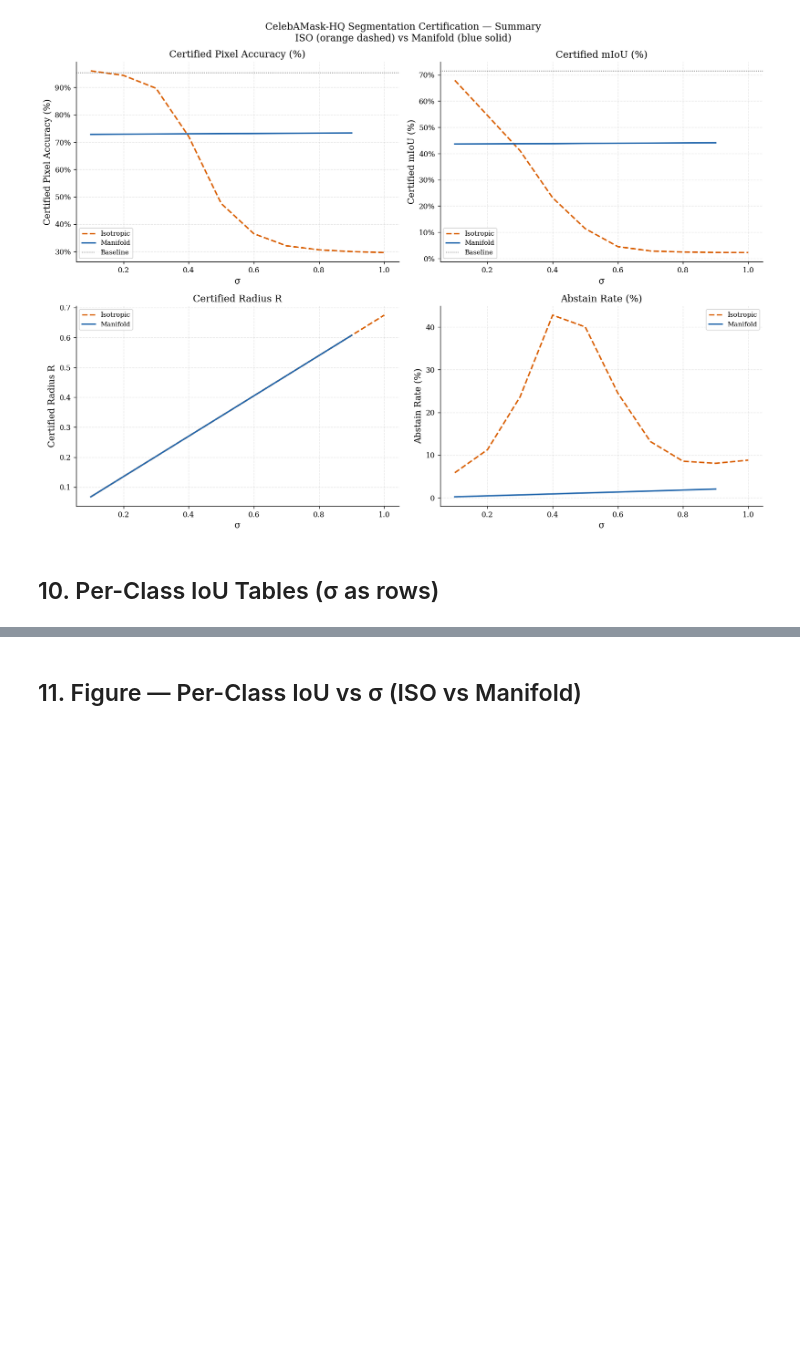
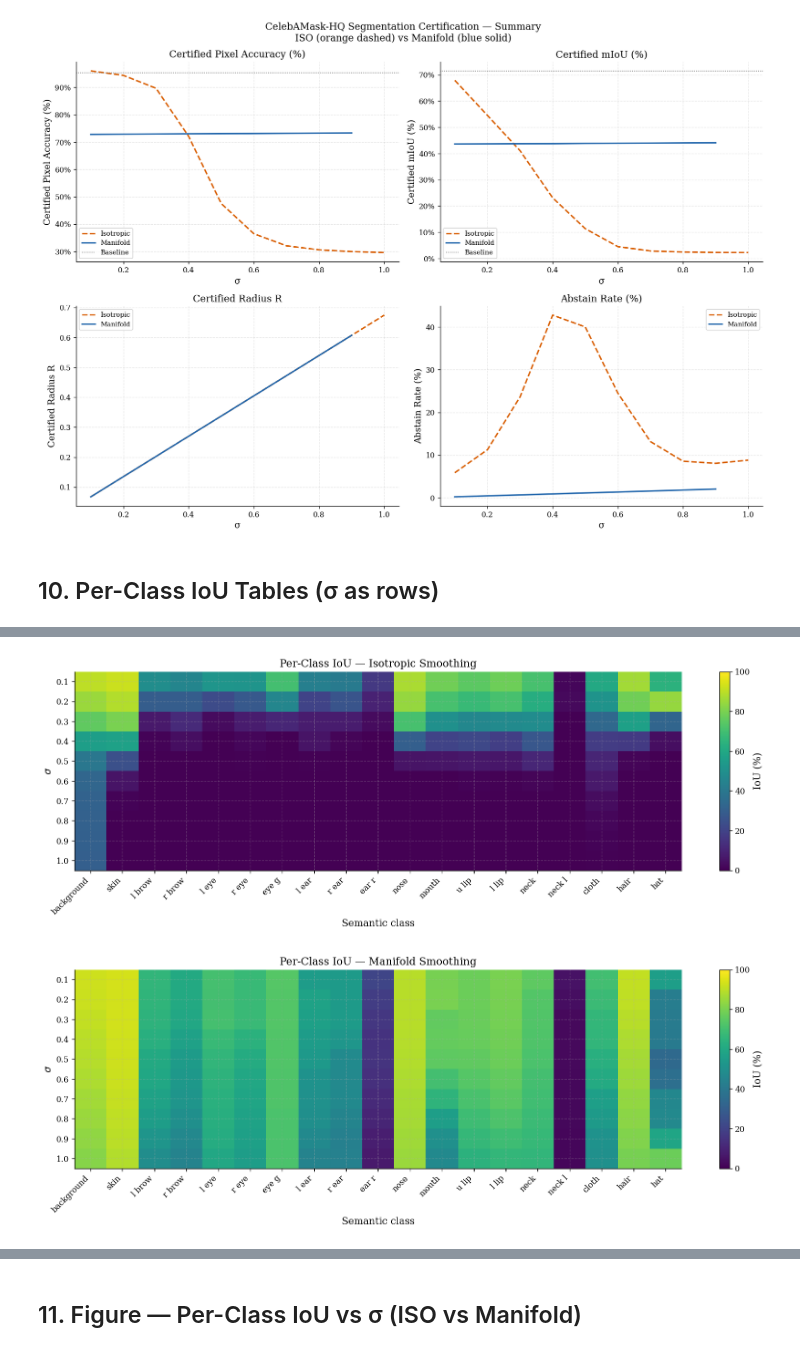
Before and after one commit to daniyaniazi/RandomizedSmothingmanifold, a Jupyter notebook: notebooks/CelebAHQMaskHQ_Certify_Analysis.ipynb, the cells around one changed output, grey strips where cells are left out. Saved outputs shown, nothing was run; the diff lists cells and outputs as text; code cells hidden in the pictures; blank space fills up the shorter version.

```diff
--- a/notebooks/CelebAHQMaskHQ_Certify_Analysis.ipynb
+++ b/notebooks/CelebAHQMaskHQ_Certify_Analysis.ipynb
@@ -637,0 +669,57 @@ Per-Class IoU (%) — Manifold
+# %%
+def plot_iou_heatmap(df, title, filename):
+    fig, ax = plt.subplots(
+        figsize=(14, 5)
+    )
+
+    im = ax.imshow(
+        df.values,
+        aspect="auto",
+        vmin=0,
+        vmax=100
+    )
+
+    ax.set_xticks(np.arange(len(df.columns)))
+    ax.set_xticklabels(
+        [c.replace("_", " ") for c in df.columns],
+        rotation=45,
+        ha="right"
+    )
+
+    ax.set_yticks(np.arange(len(df.index)))
+    ax.set_yticklabels(
+        [f"{s:.1f}" for s in df.index]
+    )
+
+    ax.set_xlabel("Semantic class")
+    ax.set_ylabel(r"$\sigma$")
+    ax.set_title(title)
+
+    cbar = fig.colorbar(im, ax=ax)
+    cbar.set_label("IoU (%)")
+
+    plt.tight_layout()
+
+    plt.savefig(
+        filename,
+        dpi=300,
+        bbox_inches="tight"
+    )
+
+    plt.show()
+
+
+plot_iou_heatmap(
+    iso,
+    "Per-Class IoU — Isotropic Smoothing",
+    "seg_iou_iso_heatmap.pdf"
+)
+
+plot_iou_heatmap(
+    mani,
+    "Per-Class IoU — Manifold Smoothing",
+    "seg_iou_mani_heatmap.pdf"
+)
+# %% [output]
+[figure, added]
+[figure, added]
```
Also changed, not shown: parts of 5 cells of this notebook, 11 other files.
